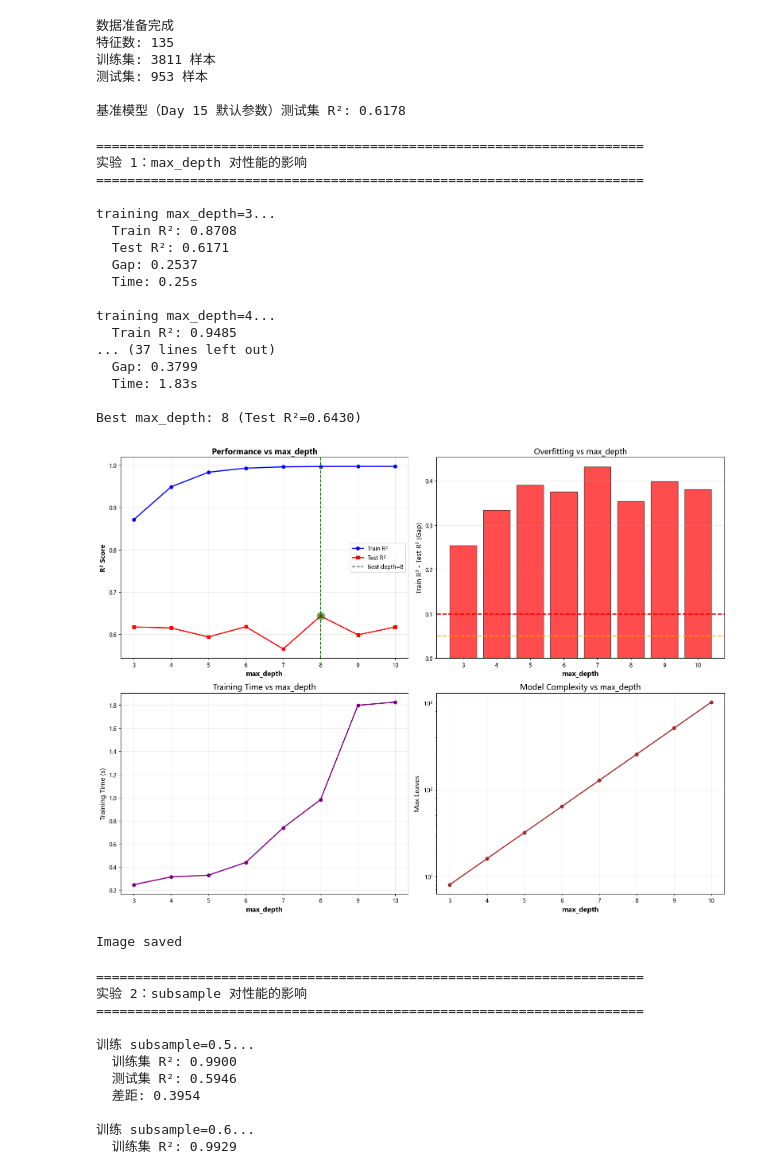
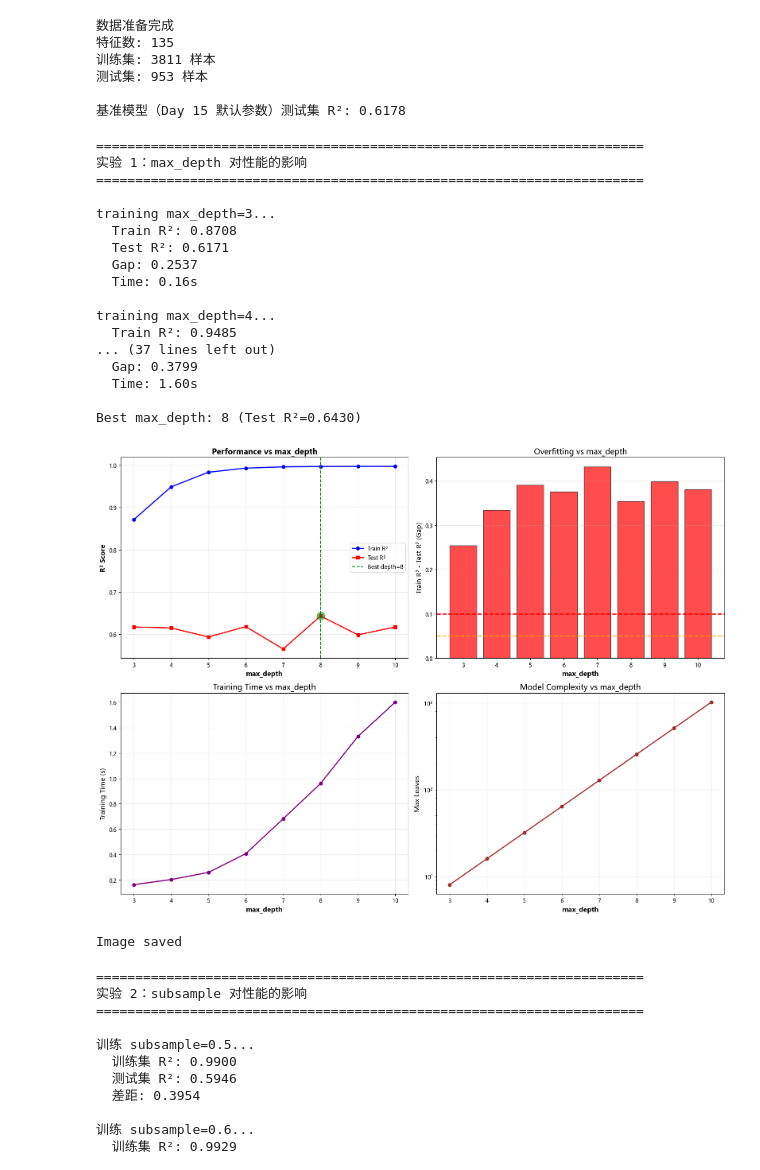
Before and after one commit to Ilikebubu/matbench-dielectric, a Jupyter notebook: notebooks/day16_xgb_tree_params.ipynb, the cells around one changed output. Cells and saved outputs as stored; diff of their text form; code cells hidden in the pictures.

Commit message:
Day 16 Part2: colsample实验 + 速度优化
- 实验3 colsample_bytree: 0.5→1.0, 最佳=1.0, 无需列采样
- 全部加 tree_method='hist'
- 网格搜索→单模型验证: CV选优有偏, 单参数实验更可靠
- 最终: depth=8, sub=1.0, col=1.0, R²=0.643 (基线0.618→0.643)

```diff
--- a/notebooks/day16_xgb_tree_params.ipynb
+++ b/notebooks/day16_xgb_tree_params.ipynb
@@ -64,6 +64,7 @@ for depth in depths:
     model = xgb.XGBRegressor(
         max_depth=depth,
         n_estimators=100,
+        tree_method='hist',  # 直方图算法，比默认 exact 快 5-10 倍
         random_state=42,
         n_jobs=-1
     )
@@ -124,36 +125,36 @@ ax3.grid(True, alpha=0.3)
 
 ax4 = axes[1, 1]
 ax4.plot(depths, [2**d for d in depths], marker='o', linewidth=2, color='brown')
 ax4.set_xlabel('max_depth', fontsize=12, fontweight='bold')
 ax4.set_ylabel('Max Leaves', fontsize=12)
 ax4.set_title('Model Complexity vs max_depth', fontsize=14)
 ax4.set_yscale('log')
 ax4.grid(True, alpha=0.3)
 
 plt.tight_layout()
 plt.savefig('../figures/day16_xgb_max_depth_analysis.png', dpi=300, bbox_inches='tight')
 plt.show()
 
 print("\nImage saved")
 # %% [output]
 ======================================================================
 实验 1：max_depth 对性能的影响
 ======================================================================
 
 training max_depth=3...
   Train R²: 0.8708
   Test R²: 0.6171
   Gap: 0.2537
-  Time: 0.25s
+  Time: 0.16s
 
 training max_depth=4...
   Train R²: 0.9485
 ... (37 lines left out)
   Gap: 0.3799
-  Time: 1.83s
+  Time: 1.60s
 
 Best max_depth: 8 (Test R²=0.6430)
-[figure, old version]
+[figure, new version]
 Image saved
 # %%
 # sub sample的影响
```
Also changed, not shown: parts of 4 cells of this notebook, 4 other files.
